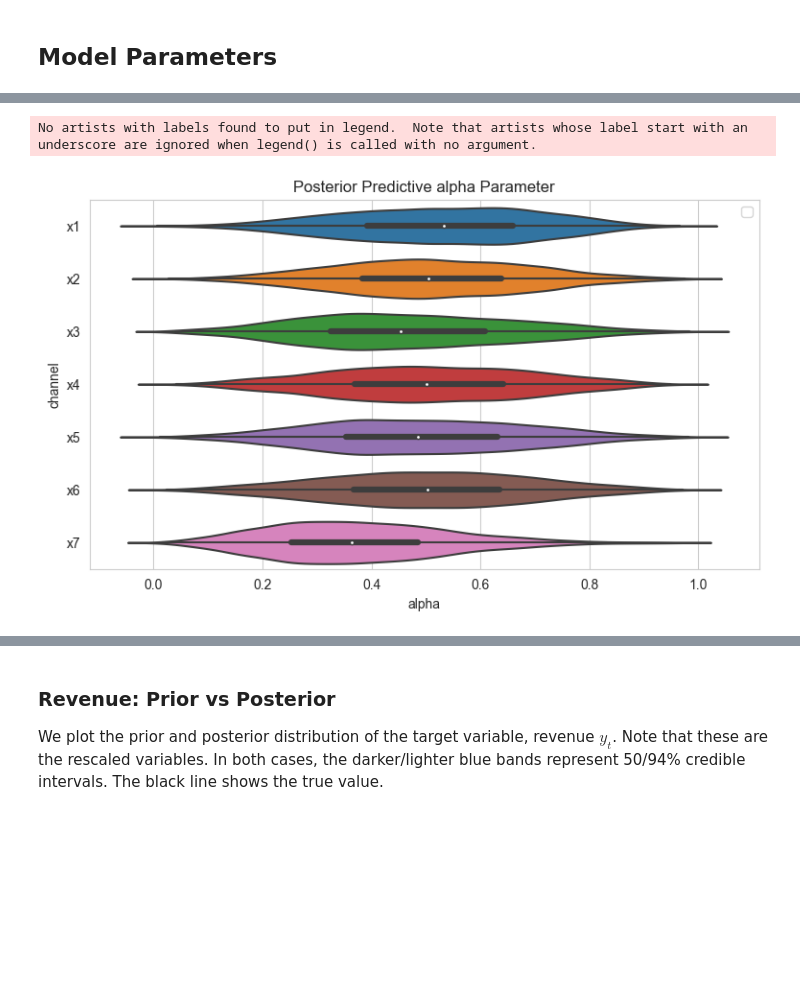
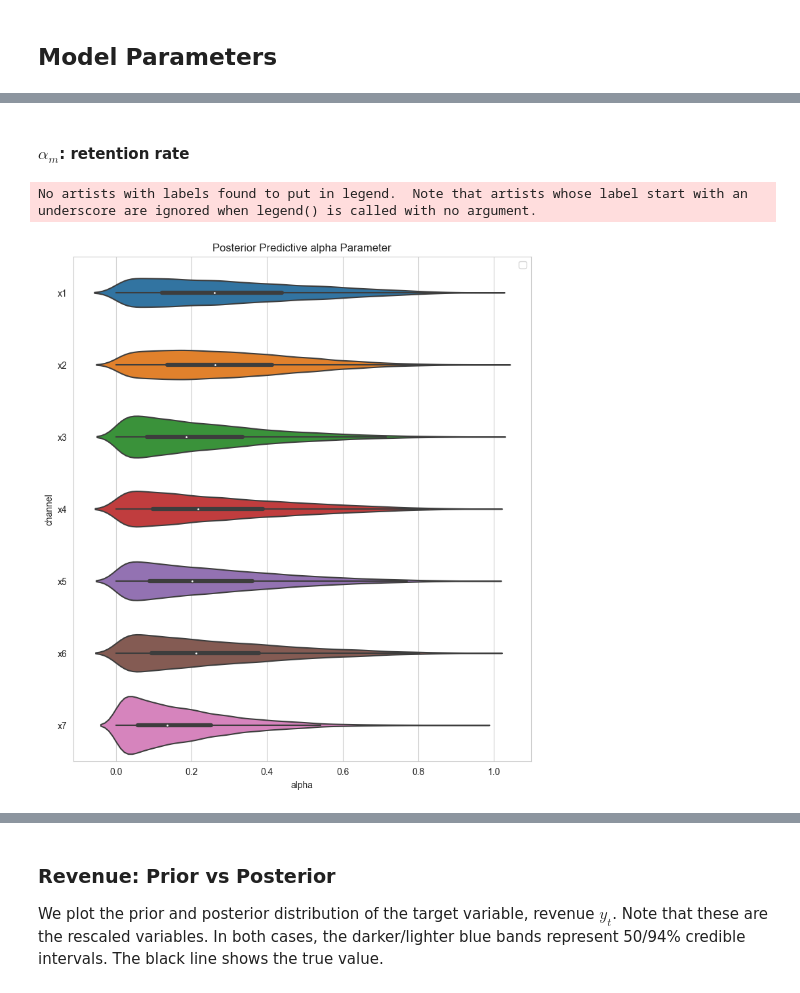
Before and after one commit to abhirup-ghosh/recruitment_challenge, a Jupyter notebook: DataScience_202209/main_ag.ipynb, the cells around one changed output, grey strips where cells are left out. Drawn from its saved outputs; the diff is of its cells as text; code cells hidden in the pictures; blank space fills up the shorter version.

```diff
--- a/DataScience_202209/main_ag.ipynb
+++ b/DataScience_202209/main_ag.ipynb
@@ -484,13 +487,13 @@ class DelayedSaturatedMMM_mod(
 
             target_ = pm.MutableData(name="target", value=target_data, dims="date")
 
-            intercept = pm.Normal(name="intercept", mu=0, sigma=5)
+            intercept = pm.Normal(name="intercept", mu=0, sigma=2)
 
             beta_channel = pm.HalfNormal(
                 name="beta_channel", sigma=1, dims="channel"
             )  # ? Allow prior depend on channel costs?
 
-            alpha = pm.Beta(name="alpha", alpha=3, beta=3, dims="channel")
+            alpha = pm.Beta(name="alpha", alpha=1, beta=3, dims="channel")
             #alpha = pm.Uniform(name="alpha", lower=0, upper=1, dims="channel")
 
             theta = pm.Uniform(name='theta', lower=0, upper=12, dims="channel")
@@ -498,6 +501,10 @@ class DelayedSaturatedMMM_mod(
             lam = pm.Gamma(name="lam", alpha=3, beta=1, dims="channel")
 
             sigma = pm.HalfNormal(name="sigma", sigma=2)
+
+            ########################################################################
+            # Carryover transformation: Delayed adstock
+            ########################################################################
 
             channel_adstock = pm.Deterministic(
                 name="channel_adstock",
@@ -511,6 +518,10 @@ class DelayedSaturatedMMM_mod(
                 ),
                 dims=("date", "channel"),
             )
+
+            ########################################################################
+            # Shape transformation: logistic saturation
+            ########################################################################
             channel_adstock_saturated = pm.Deterministic(
                 name="channel_adstock_saturated",
                 var=logistic_saturation(x=channel_adstock, lam=lam),
@@ -583,7 +594,7 @@ pm.model_to_graphviz(model=mmm.model)
 # %%
 seed: int = sum(map(ord, "mmm"))
 rng: np.random.Generator = np.random.default_rng(seed=seed)
-mmm.fit(target_accept=0.9, chains=4, draws=1_000, random_seed=rng)
+mmm.fit(target_accept=0.98, chains=4, draws=5_000, random_seed=rng)
 # %% [output]
 Auto-assigning NUTS sampler...
 Initializing NUTS using jitter+adapt_diag...
@@ -661,11 +671,12 @@ def plot_channel_parameter(model, param_name: str, **plt_kwargs: Any) -> plt.Fig
             ylabel="channel",
         )
         return fig
+# %% [markdown]
+#### **$\alpha_m$: retention rate**
 # %%
-fig = plot_channel_parameter(mmm, param_name="alpha", figsize=(9, 5))
+fig = plot_channel_parameter(mmm, param_name="alpha", figsize=(9, 10))
 ax = fig.axes[0]
-#ax.axvline(x=alpha, color="C0", linestyle="--", label=r"$\alpha$")
 ax.legend(loc="upper right");
 # %% [output]
 No artists with labels found to put in legend.  Note that artists whose label start with an underscore are ignored when legend() is called with no argument.
-[figure, old version]
+[figure, new version]
```
Also changed, not shown: parts of 24 cells of this notebook.
